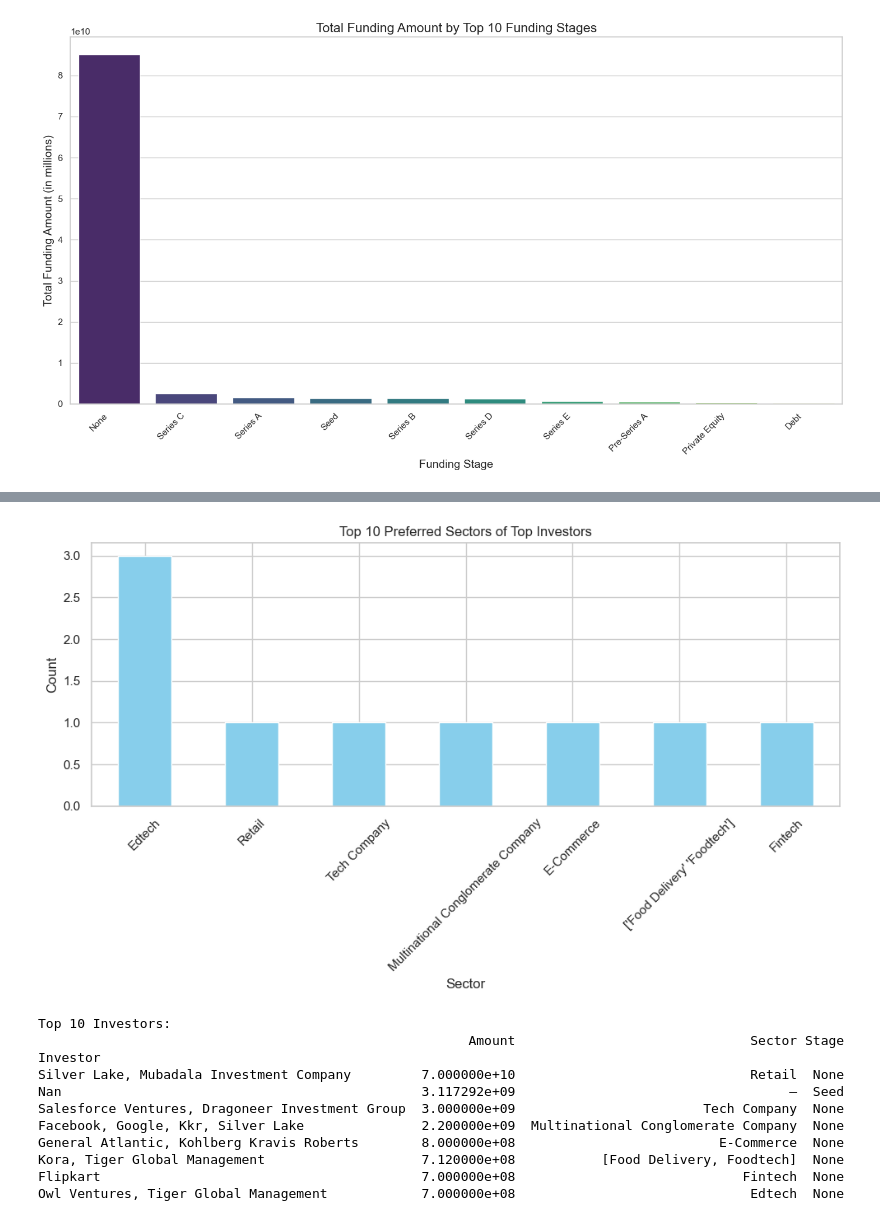
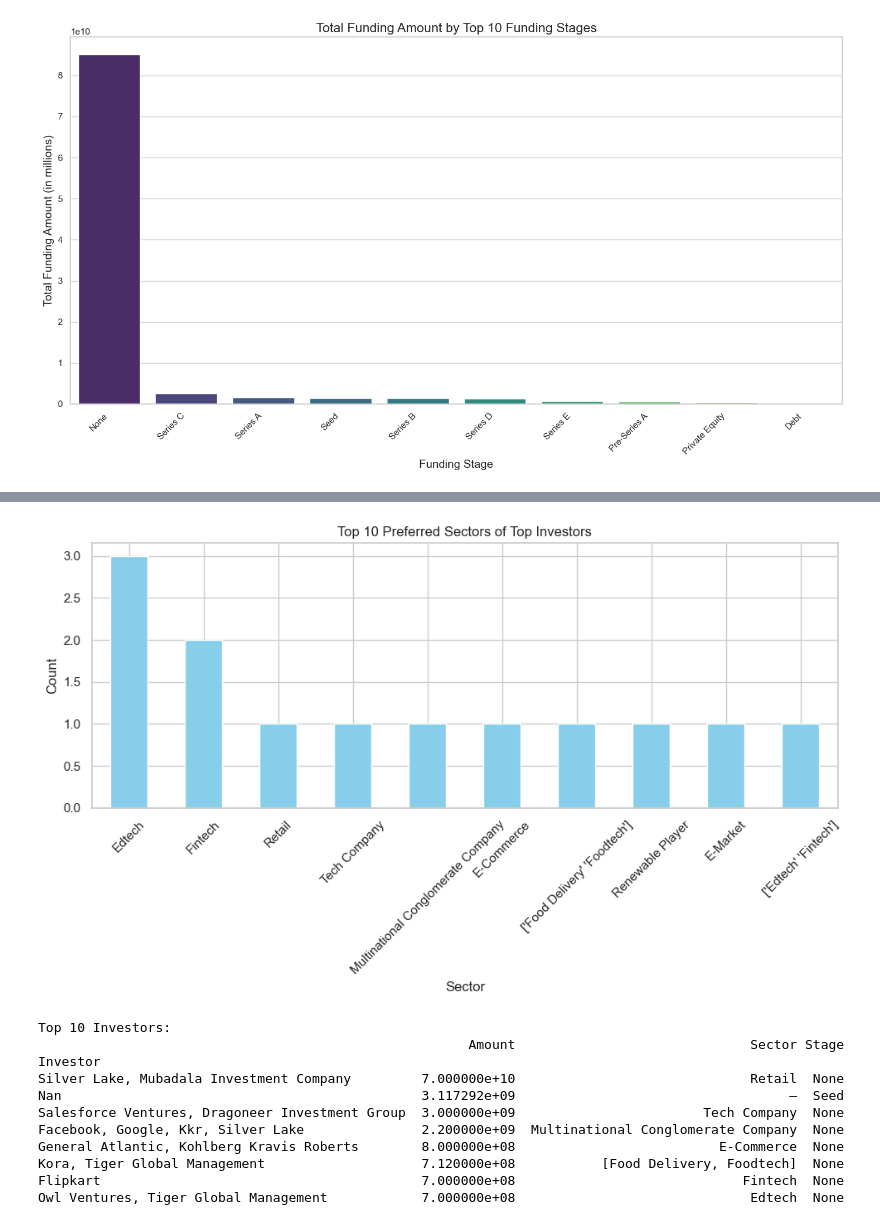
Before and after one commit to Ogoms/Analyzing-Indian-Startup-Funding-Trends-2018-2021-with-CRISP-DM, a Jupyter notebook: Notebook/Main.ipynb, the cells around one changed output, grey strips where cells are left out. Saved outputs shown, nothing was run; the diff lists cells and outputs as text; code cells hidden in the pictures.

```diff
--- a/Notebook/Main.ipynb
+++ b/Notebook/Main.ipynb
@@ -772,34 +772,34 @@ plt.show()
 # %%
 # 1. Aggregate and Summarize Data
 investor_summary = merged_data.groupby('Investor').agg({
     'Amount': 'sum',                  # Total investment amount by each investor
     'Sector': lambda x: x.mode(),     # Most frequent sector invested in by each investor
     'Stage': lambda x: x.mode()       # Most frequent funding stage invested in by each investor
 })
 
 # 2. Identify Top Investors
-top_investors = investor_summary.nlargest(10, 'Amount')
+top_investors = investor_summary.nlargest(14, 'Amount')
 
 # Filter out entries with "-" or "—"
 top_investors = top_investors[~top_investors['Sector'].isin(['-', '—'])]
 
 # Convert arrays to strings in 'Sector' column
 top_investors['Sector'] = top_investors['Sector'].astype(str)
 
 # Extract preferred sectors and funding stages
-preferred_sectors = top_investors['Sector'].value_counts().nlargest(13)
+preferred_sectors = top_investors['Sector'].value_counts().nlargest(14)
 
 # Plot Preferred Sectors
 plt.figure(figsize=(10, 6))
 preferred_sectors.plot(kind='bar', color='skyblue')
 plt.title('Top 10 Preferred Sectors of Top Investors')
 plt.xlabel('Sector')
 plt.ylabel('Count')
 plt.xticks(rotation=45)
 plt.tight_layout()
 plt.show()
 # %% [output]
-[figure, old version]
+[figure, new version]
 # %%
 # 1. Aggregate and Summarize Data
 investor_summary = merged_data.groupby('Investor').agg({
```
Also changed, not shown: parts of 9 cells of this notebook.
